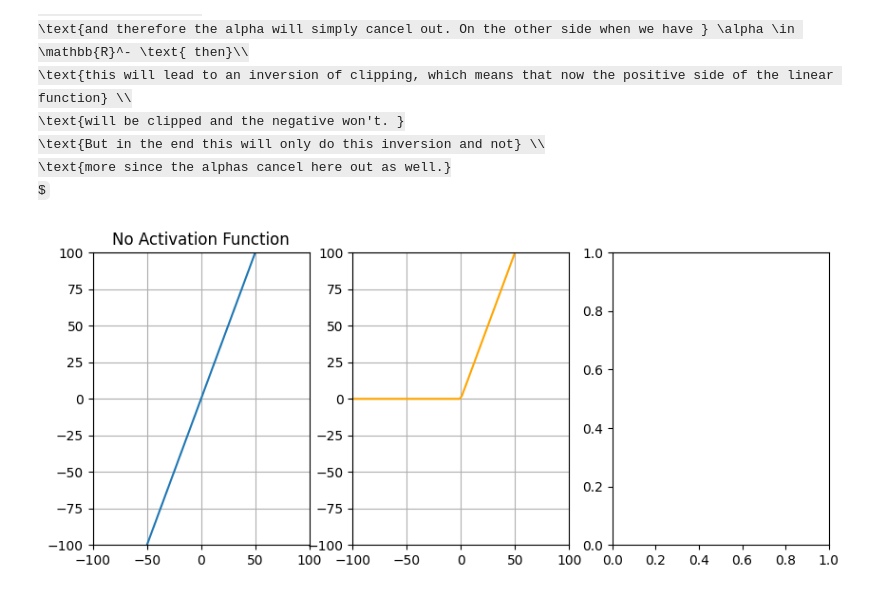
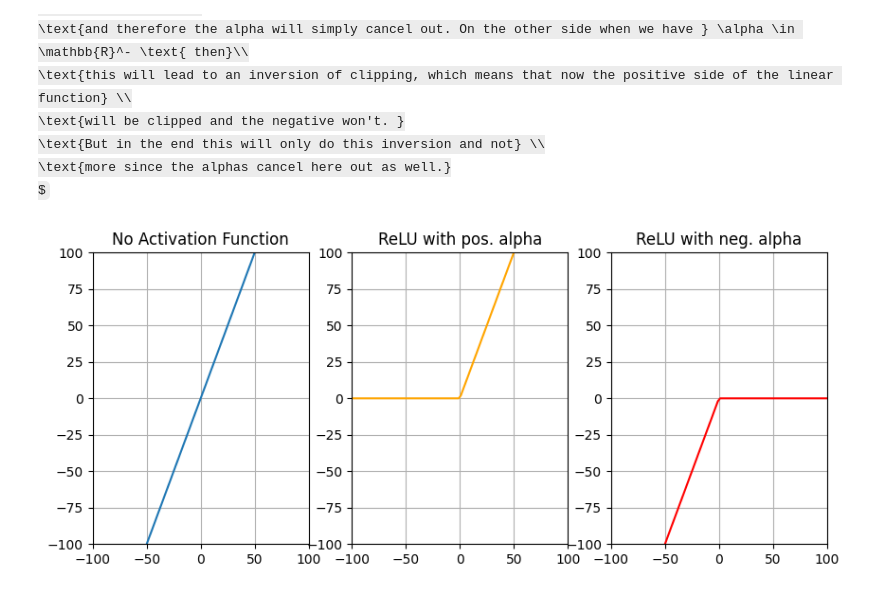
Before and after one commit to danielmrrk/deep-learning-book-sj, a Jupyter notebook: problem-set-3.ipynb, the cells around one changed output. Drawn from its saved outputs; the diff is of its cells as text; code cells hidden in the pictures; some formulas as TeX source.

Commit message:
update image

```diff
--- a/problem-set-3.ipynb
+++ b/problem-set-3.ipynb
@@ -224,36 +224,38 @@ $
 from matplotlib import pyplot as plt
 import numpy as np
 
 
 def relu(x):
     return np.maximum(0, x)
 
 alpha = 2
 phi = 2 / alpha
 x = np.linspace(-100, 100, 100)
 y = phi * x * alpha
 fig, ax = plt.subplots(nrows = 1, ncols= 3, figsize=(10, 4))
 
 ax[0].plot(x, y)
 ax[0].grid(True)
 ax[0].set_title("No Activation Function")
 ax[0].set_xlim(-100, 100)
 ax[0].set_ylim(-100, 100)
 
 # Plot ReLU function
 y_pos_alpha = phi * relu(alpha * x)
 ax[1].plot(x, y_pos_alpha, color='orange')
 ax[1].grid(True)
+ax[1].set_title("ReLU with pos. alpha")
 ax[1].set_xlim(-100, 100)
 ax[1].set_ylim(-100, 100)
 
-y_pos_alpha = phi * relu(alpha * x)
-ax[1].plot(x, y_pos_alpha, color='red')
-ax[1].grid(True)
-ax[1].set_xlim(-100, 100)
-ax[1].set_ylim(-100, 100)
+y_pos_alpha = -phi * relu(-alpha * x)
+ax[2].plot(x, y_pos_alpha, color='red')
+ax[2].set_title("ReLU with neg. alpha")
+ax[2].grid(True)
+ax[2].set_xlim(-100, 100)
+ax[2].set_ylim(-100, 100)
 
 
 plt.show()
 # %% [output]
-[figure, old version]
+[figure, new version]
```
Also changed, not shown: parts of 1 cell of this notebook.
